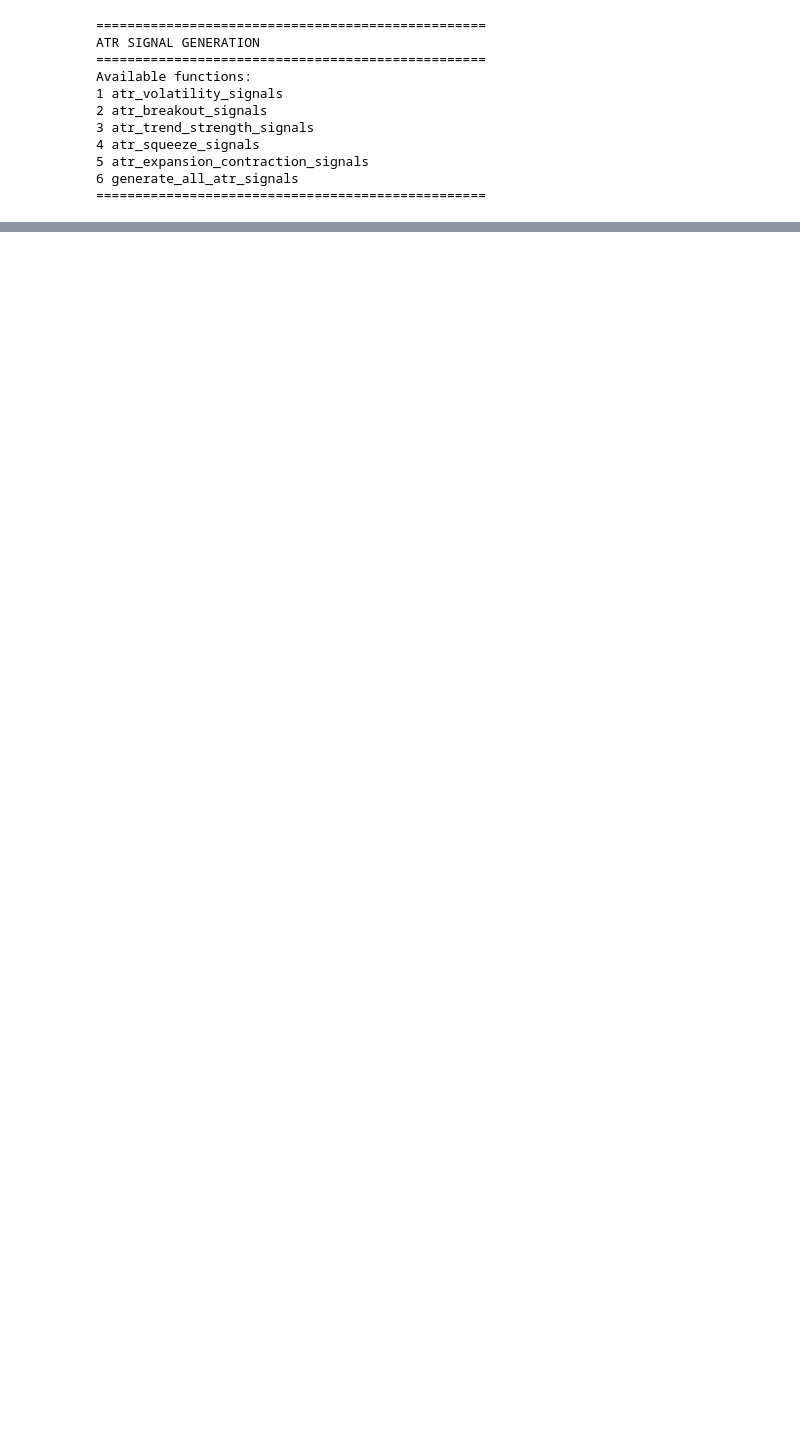
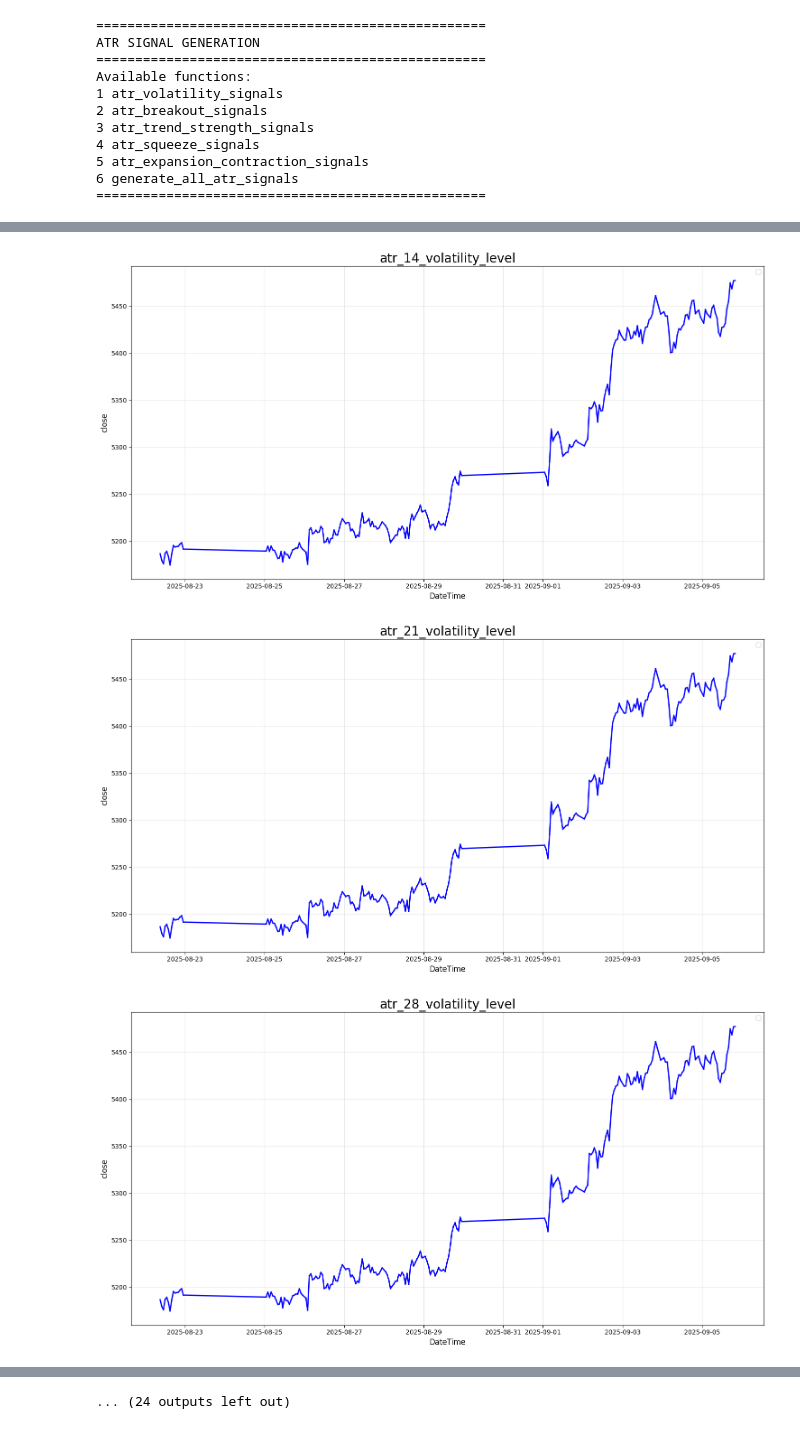
Before and after one commit to AFoivos/Forex_Prediction-, a Jupyter notebook: notebooks/test_atr_signals.ipynb, the cells around one changed output, grey strips where cells are left out. Saved outputs shown, nothing was run; the diff lists cells and outputs as text; code cells hidden in the pictures; blank space fills up the shorter version.

Commit message:
add and test atr and bolinger band signals, also update inits

```diff
--- a/notebooks/test_atr_signals.ipynb
+++ b/notebooks/test_atr_signals.ipynb
@@ -69,7 +69,7 @@ All OHLC values are consistent
 volatility_data = ForexVolatilityIndicators(data = data).generate_all_volatility_indicators(
     bb_period_nbdevup_nbdevdn = [[20, 2, 2], [10, 1, 1]],
     kethlner_ema_atr_multiplier = [[20, 10, 2], [10, 5, 1]],
-    atr_periods = [[14, 21, 28], [28, 42, 56]],
+    atr_periods = [[14, 21, 28], [29, 42, 56]],
     std_periods = [[20, 50, 100], [10, 25, 50]],
 )
 # %% [output]
@@ -121,0 +110,2 @@ volatility_data[1]['atr_params']
+# %%
+volatility_signals_data = atr_signals.generate_all_atr_signals()
@@ -121,0 +130,7 @@ volatility_data[1]['atr_params']
+# %%
+plotter = ForexPlotter(data = volatility_signals_data)
+plotter.plot_signals(periods = 240)
+# %% [output]
+[figure, added]
+[figure, added]
+[figure, added]
@@ -121,0 +146 @@ volatility_data[1]['atr_params']
+... (24 outputs left out)
```
Also changed, not shown: parts of 6 cells of this notebook, 10 other files.
